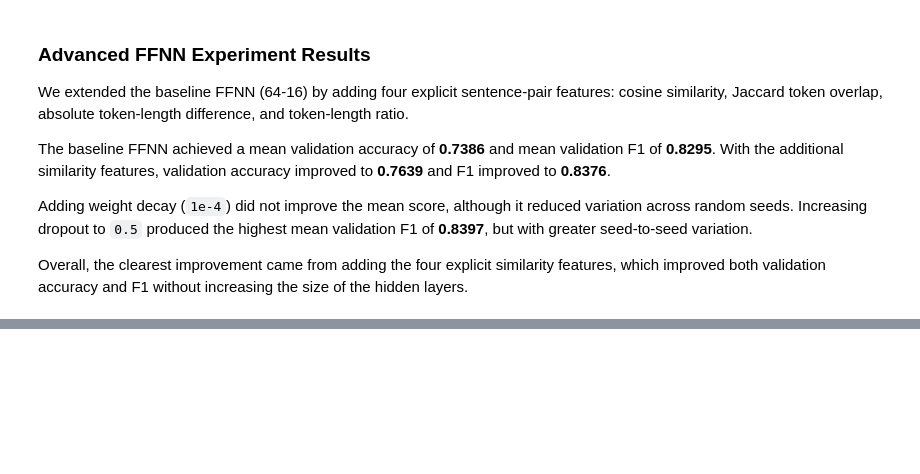
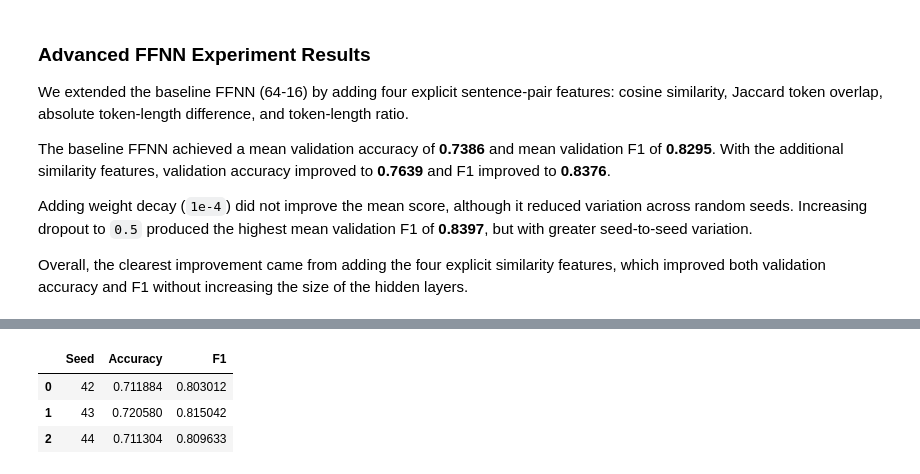
Before and after one commit to freemanchamjames/nlp_paraphrase_detection, a Jupyter notebook: notebooks/05_FNN.ipynb, the cells around one changed output, grey strips where cells are left out. Saved outputs shown, nothing was run; the diff lists cells and outputs as text; code cells hidden in the pictures; blank space fills up the shorter version.

Commit message:
Add trainable embedding FFNN with one hidden layer

```diff
--- a/notebooks/05_FNN.ipynb
+++ b/notebooks/05_FNN.ipynb
@@ -1580,0 +1617,8 @@ Overall, the clearest improvement came from adding the four explicit similarity
+# %%
+def encode_sentence(text):
+    tokens = tokenize(text)
+
+    return [
+        vocab.get(token, vocab[UNK_TOKEN])
+        for token in tokens
+    ]
@@ -1580,0 +1776,6 @@ Overall, the clearest improvement came from adding the four explicit similarity
+# %%
+train_embed_dataset = TensorDataset(
+    train_s1_pad,
+    train_s2_pad,
+    y_train_tensor
+)
@@ -1580,0 +1919,48 @@ Overall, the clearest improvement came from adding the four explicit similarity
+# %%
+embedding_test_results = []
+
+for seed in SEEDS:
+    model = EmbeddingFFNN(
+        vocab_size=len(vocab),
+        embedding_dim=100,
+        hidden_dim=64,
+        dropout=0.3
+    )
+
+    model.load_state_dict(embed_seed_states[seed])
+    model.eval()
+
+    with torch.no_grad():
+        test_logits = model(
+            test_s1_pad,
+            test_s2_pad
+        )
+
+        test_probs = torch.sigmoid(
+            test_logits
+        ).squeeze(1).numpy()
+
+    scores = save_predictions(
+        test_df,
+        test_probs,
+        RESULTS_DIR
+        / "group2_embedding_ffnn"
+        / f"test_seed{seed}.csv"
+    )
+
+    embedding_test_results.append({
+        "Seed": seed,
+        "Accuracy": scores["accuracy"],
+        "F1": scores["f1"]
+    })
+
+embedding_test_results_df = pd.DataFrame(
+    embedding_test_results
+)
+
+embedding_test_results_df
+# %% [output]
+|  | Seed | Accuracy | F1 |
+| 0 | 42 | 0.711884 | 0.803012 |
+| 1 | 43 | 0.720580 | 0.815042 |
+| 2 | 44 | 0.711304 | 0.809633 |
```
Also changed, not shown: parts of 13 cells of this notebook.
